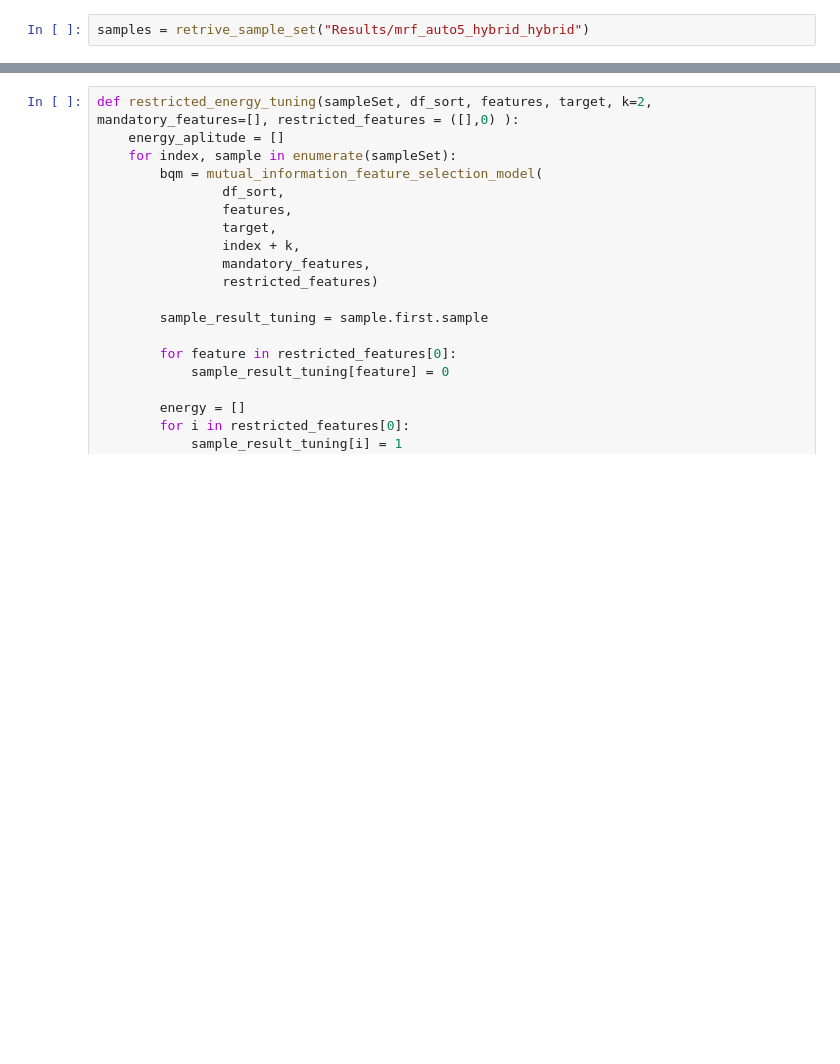
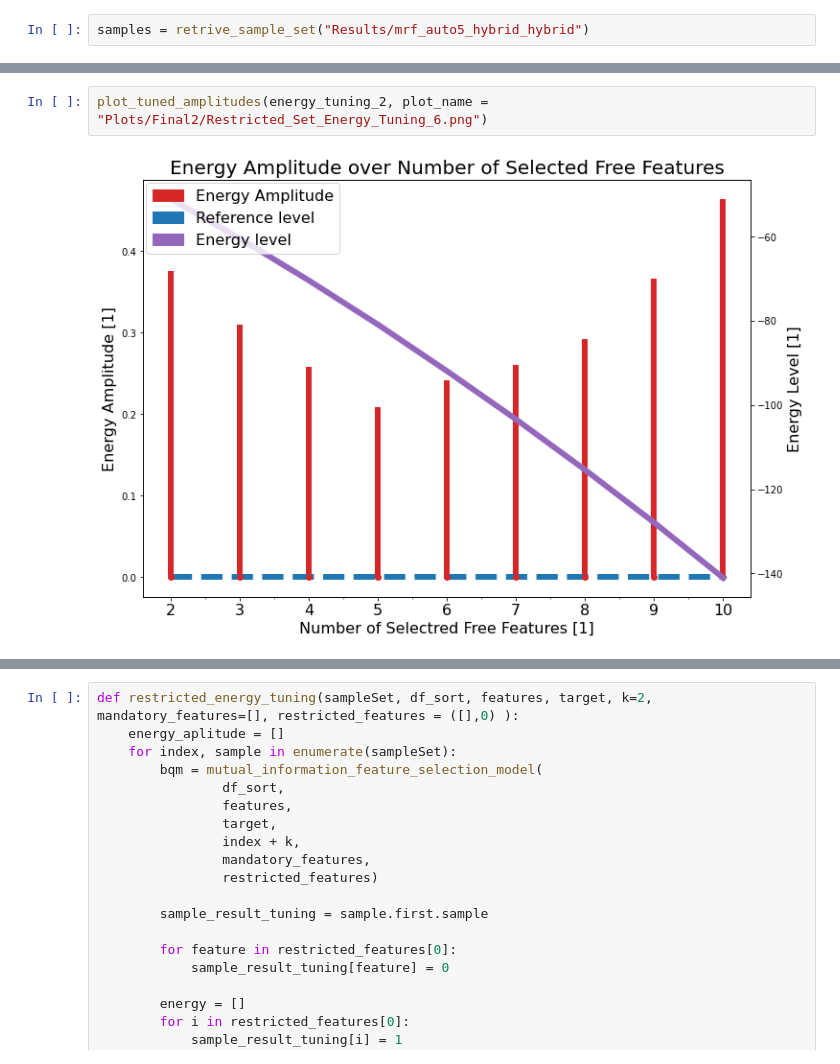
Before and after one commit to FilipKubackiSoton/Feature-Extraction-Medical-ResearchDwave, a Jupyter notebook: MIQUBO.ipynb, the cells around one changed output, grey strips where cells are left out. Drawn from its saved outputs; the diff is of its cells as text; blank space fills up the shorter version.

```diff
--- a/MIQUBO.ipynb
+++ b/MIQUBO.ipynb
@@ -479,3 +364,7 @@ sampleSet = retrive_sample_set("Results/mrf_auto4_hybrid_hybrid")
+# %%
+plot_tuned_amplitudes(energy_tuning_2, plot_name = "Plots/Final2/Restricted_Set_Energy_Tuning_6.png")
+# %% [output]
+[figure, added]
 # %%
 def plot_features_grid(res, mandatory_features, restricted_features, plot_name = "Plots/Final/MITablePostSelection.png" ):
     result = np.transpose(np.asarray([list(map(lambda x : x[1] , r.first.sample.items())) for r in res]))
```
Also changed, not shown: parts of 21 cells of this notebook, 12 other files.
